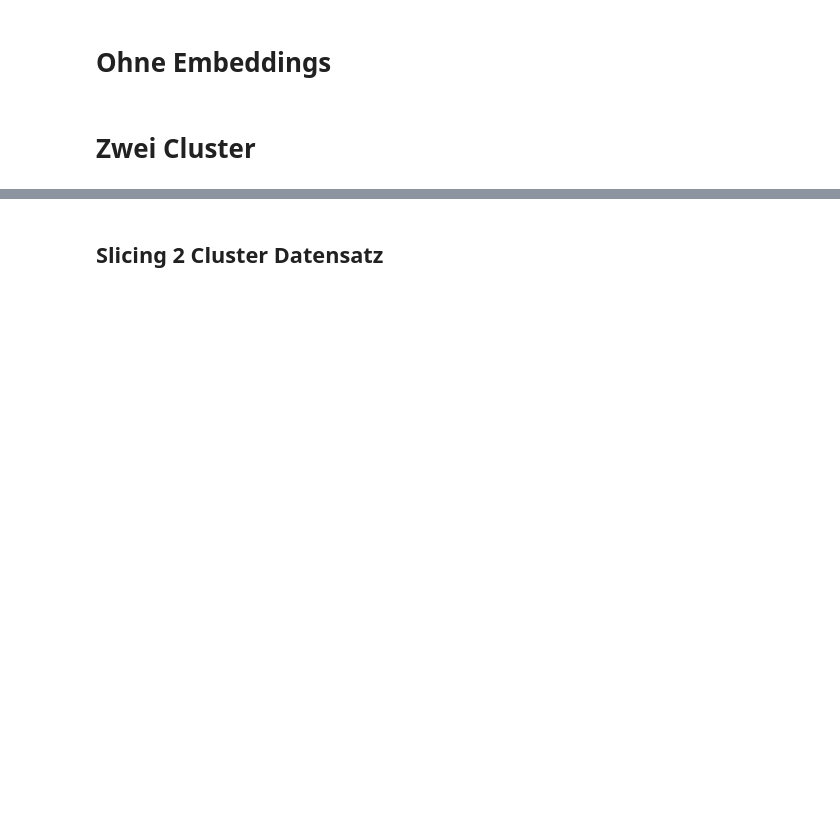
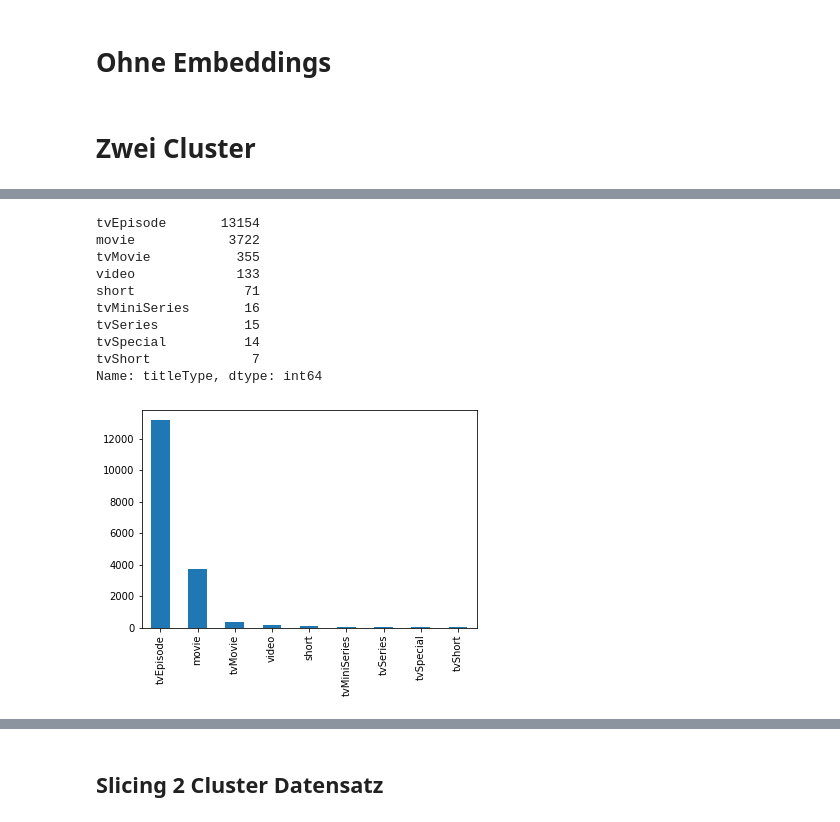
Before and after one commit to LennartKeller/SubtitleClustering, a Jupyter notebook: notebooks/Jan_Koe_ClusteringUberZeit-Copy1.ipynb, the cells around one changed output, grey strips where cells are left out. Cells and saved outputs as stored; diff of their text form; code cells hidden in the pictures; blank space fills up the shorter version.

```diff
--- a/notebooks/Jan_Koe_ClusteringUberZeit-Copy1.ipynb
+++ b/notebooks/Jan_Koe_ClusteringUberZeit-Copy1.ipynb
@@ -167,0 +178,15 @@ dfs.shape
+# %%
+pd.value_counts(dfs['titleType']).plot.bar()
+pd.value_counts(dfs['titleType'])
+# %% [output]
+tvEpisode       13154
+movie            3722
+tvMovie           355
+video             133
+short              71
+tvMiniSeries       16
+tvSeries           15
+tvSpecial          14
+tvShort             7
+Name: titleType, dtype: int64
+[figure, added]
```
Also changed, not shown: parts of 14 cells of this notebook.
